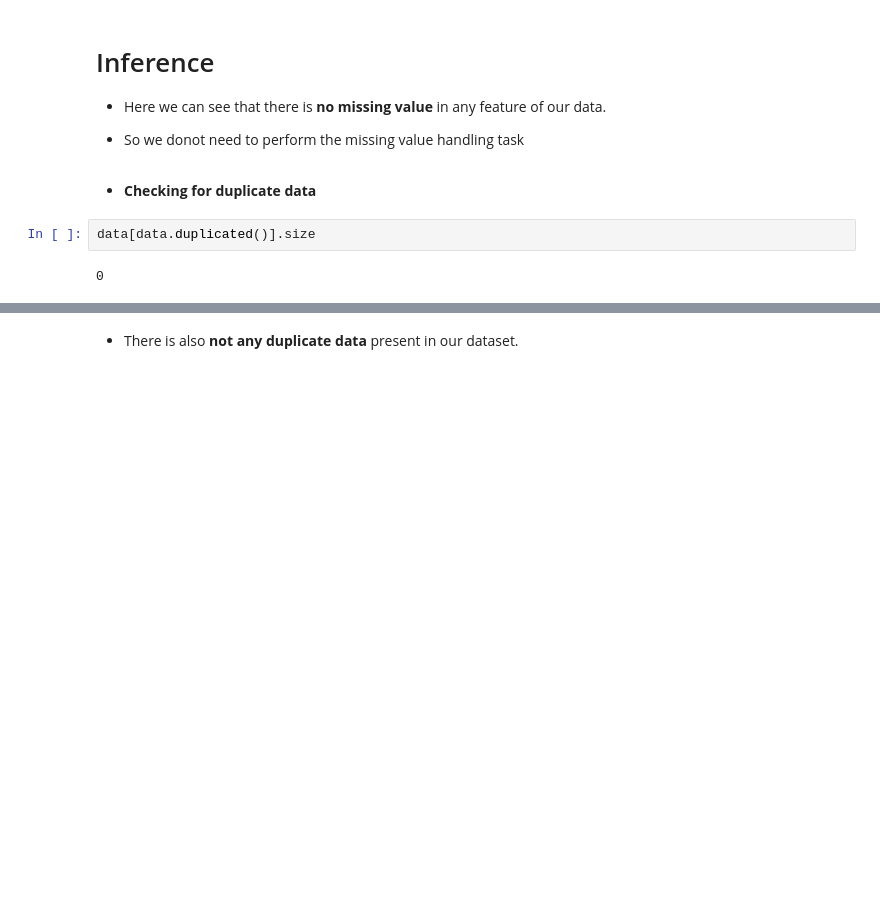
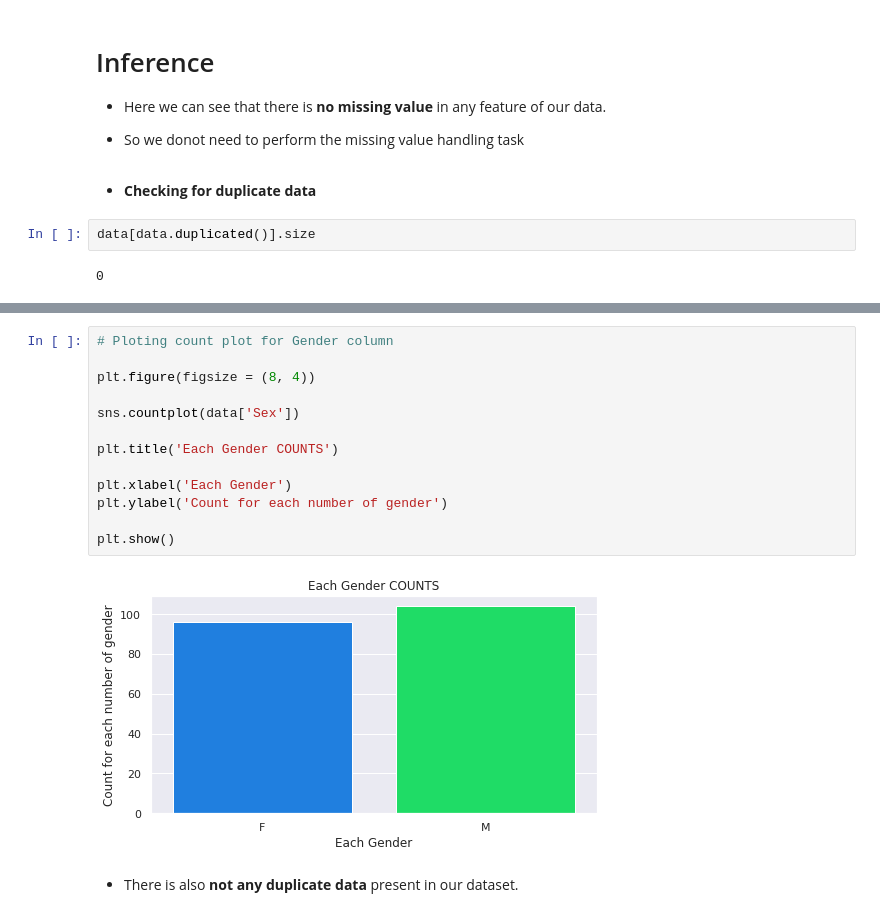
Before and after one commit to dsankush/Drug-Analysis, a Jupyter notebook: Drug_Analysis.ipynb, the cells around one changed output, grey strips where cells are left out. Cells and saved outputs as stored; diff of their text form; blank space fills up the shorter version.

```diff
--- a/Drug_Analysis.ipynb
+++ b/Drug_Analysis.ipynb
@@ -229,2 +288,17 @@ data[data.duplicated()].size
+# %%
+# Ploting count plot for Gender column
+
+plt.figure(figsize = (8, 4))
+
+sns.countplot(data['Sex'])
+
+plt.title('Each Gender COUNTS')
+
+plt.xlabel('Each Gender')
+plt.ylabel('Count for each number of gender')
+
+plt.show()
+# %% [output]
+[figure, added]
 # %% [markdown]
 * There is also <b>not any duplicate data</b> present in our dataset.
```
Also changed, not shown: parts of 9 cells of this notebook.
